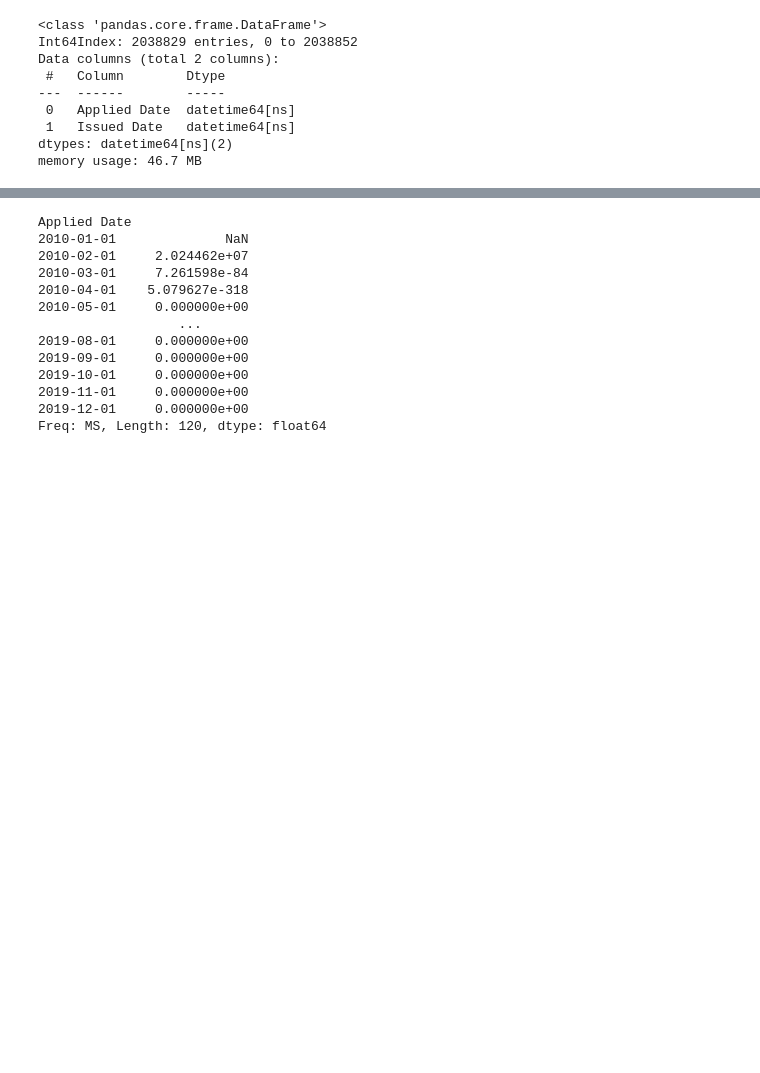
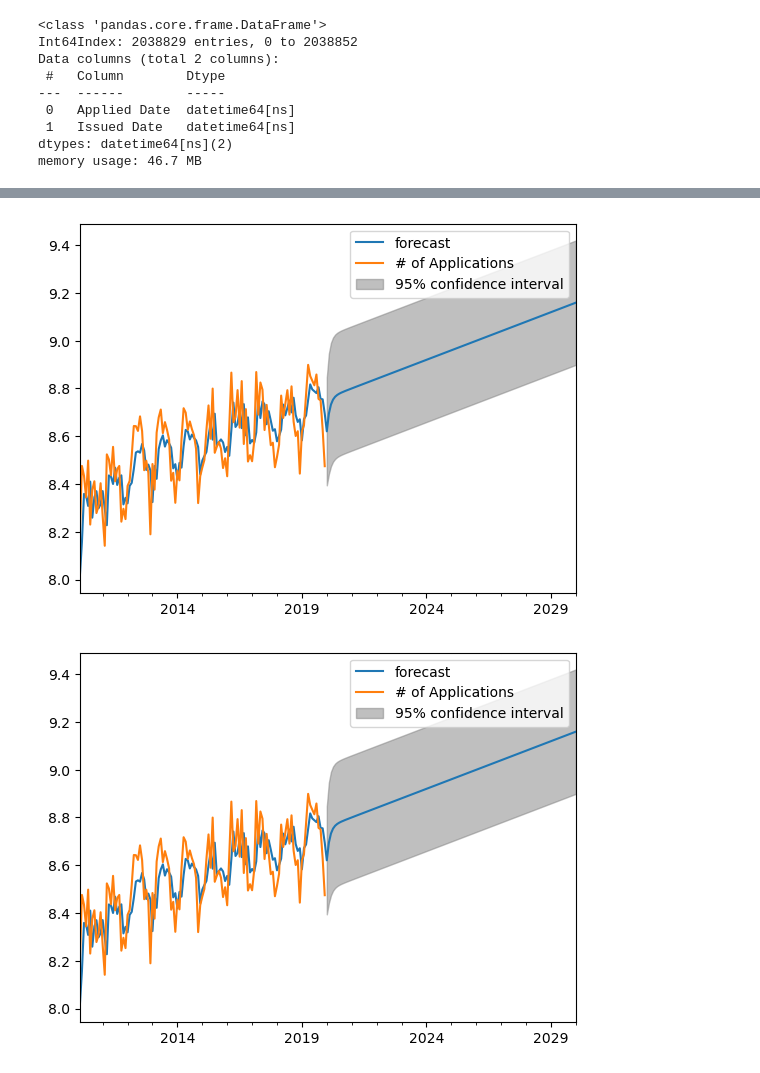
Before and after one commit to rezaganj/Capstone1-Construction-Permits-Austin-TX, a Jupyter notebook: notebooks/main.ipynb, the cells around one changed output, grey strips where cells are left out. Cells and saved outputs as stored; diff of their text form; code cells hidden in the pictures; blank space fills up the shorter version.

```diff
--- a/notebooks/main.ipynb
+++ b/notebooks/main.ipynb
@@ -447,19 +459,10 @@ Freq: MS, Length: 119, dtype: float64
 # %%
-predictions_arima_log = pd.Series(permit_by_month_2010_2020_log.iloc[0], index=permit_by_month_2010_2020_log.index)
-predictions_arima_log = predictions_arima_log.add(predictions_arima_diff_cumsum, fill_value=0)
-predictions_arima = np.exp(predictions_arima_log)
-predictions_arima
+# predictions_arima_log = pd.Series(permit_by_month_2010_2020_log.iloc[0], index=permit_by_month_2010_2020_log.index)
+# predictions_arima_log = predictions_arima_log.add(predictions_arima_diff_cumsum, fill_value=0)
+# predictions_arima = np.exp(predictions_arima_log)
+# predictions_arima;
-# %% [output]
-Applied Date
-2010-01-01              NaN
-2010-02-01     2.024462e+07
-2010-03-01     7.261598e-84
-2010-04-01    5.079627e-318
-2010-05-01     0.000000e+00
-                  ...
-2019-08-01     0.000000e+00
-2019-09-01     0.000000e+00
-2019-10-01     0.000000e+00
-2019-11-01     0.000000e+00
-2019-12-01     0.000000e+00
-Freq: MS, Length: 120, dtype: float64
+# %%
+arima_results.plot_predict(1,240)
+# %% [output]
+[figure, added]
+[figure, added]
```
Also changed, not shown: parts of 30 cells of this notebook.
